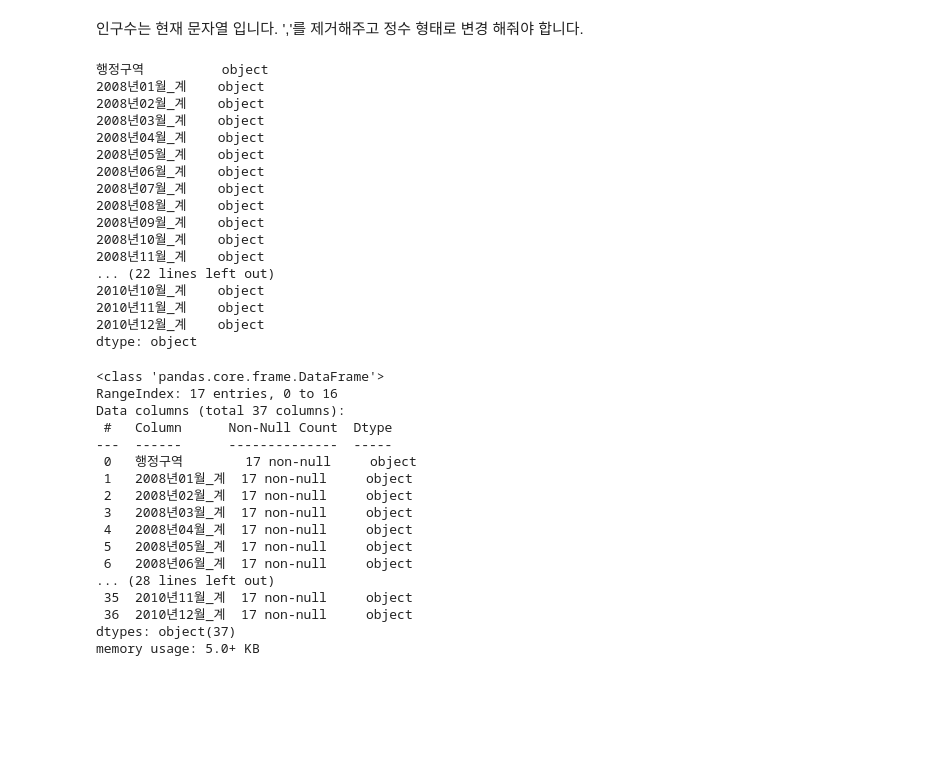
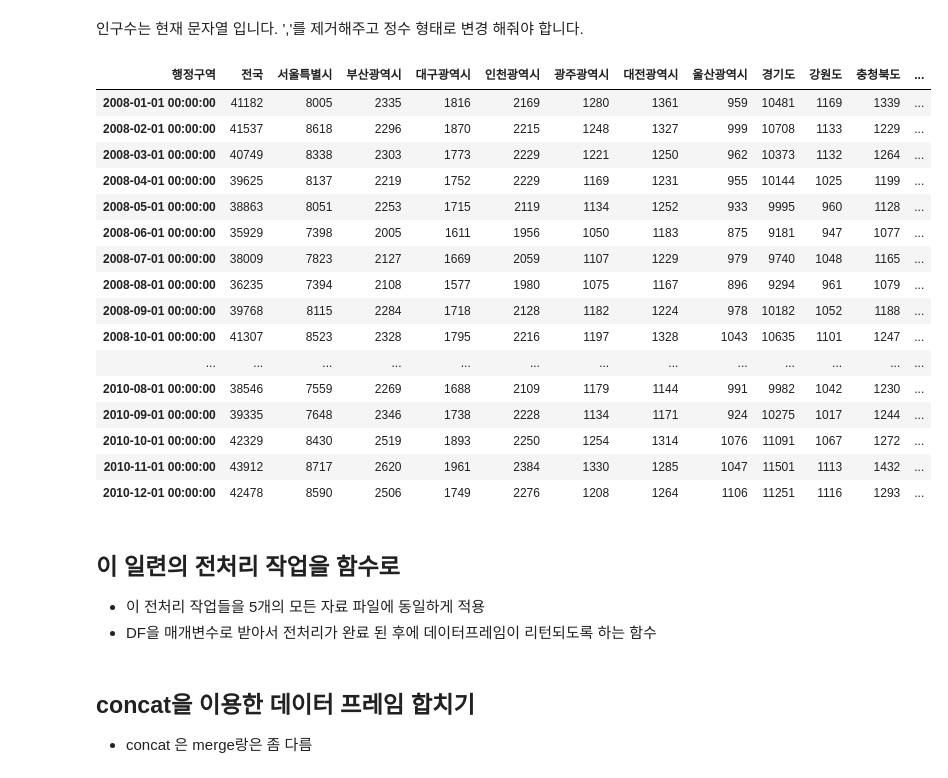
Before and after one commit to chaegeon/MultiCampus_Learning, a Jupyter notebook: 시각화_실습.ipynb, the cells around one changed output. Cells and saved outputs as stored; diff of their text form; code cells hidden in the pictures; blank space fills up the shorter version.

```diff
--- a/시각화_실습.ipynb
+++ b/시각화_실습.ipynb
@@ -165,43 +168,31 @@ tmp.head(2)
 | 1 | 서울특별시 | 8005 | 8618 | 8338 | 8137 | ... |
 # %% [markdown]
 인구수는 현재 문자열 입니다. ','를 제거해주고 정수 형태로 변경 해줘야 합니다.
-# %%
-tmp.dtypes
-# %% [output]
-행정구역          object
-2008년01월_계    object
-2008년02월_계    object
-2008년03월_계    object
-2008년04월_계    object
-2008년05월_계    object
-2008년06월_계    object
-2008년07월_계    object
-2008년08월_계    object
-2008년09월_계    object
-2008년10월_계    object
-2008년11월_계    object
-... (22 lines left out)
-2010년10월_계    object
-2010년11월_계    object
-2010년12월_계    object
-dtype: object
-# %%
-tmp.info()
-# %% [output]
-<class 'pandas.core.frame.DataFrame'>
-RangeIndex: 17 entries, 0 to 16
-Data columns (total 37 columns):
- #   Column      Non-Null Count  Dtype
----  ------      --------------  -----
- 0   행정구역        17 non-null     object
- 1   2008년01월_계  17 non-null     object
- 2   2008년02월_계  17 non-null     object
- 3   2008년03월_계  17 non-null     object
- 4   2008년04월_계  17 non-null     object
- 5   2008년05월_계  17 non-null     object
- 6   2008년06월_계  17 non-null     object
-... (28 lines left out)
- 35  2010년11월_계  17 non-null     object
- 36  2010년12월_계  17 non-null     object
-dtypes: object(37)
-memory usage: 5.0+ KB
+# %%
+# 특정 컬럼을 인덱스로 바꿀 수 있음
+# 행정구역을 인덱스로.......(?)
+# 아 원래는 0, 1, 2 던 인덱스가 '행정구역'을 인덱스로 삼는 듯
+tmp = tmp.set_index('행정구역')
+tmp.T
+# %% [output]
+| 행정구역 | 전국 | 서울특별시 | 부산광역시 | 대구광역시 | 인천광역시 | 광주광역시 | 대전광역시 | 울산광역시 | 경기도 | 강원도 | 충청북도 | ... |
+| 2008-01-01 00:00:00 | 41182 | 8005 | 2335 | 1816 | 2169 | 1280 | 1361 | 959 | 10481 | 1169 | 1339 | ... |
+| 2008-02-01 00:00:00 | 41537 | 8618 | 2296 | 1870 | 2215 | 1248 | 1327 | 999 | 10708 | 1133 | 1229 | ... |
+| 2008-03-01 00:00:00 | 40749 | 8338 | 2303 | 1773 | 2229 | 1221 | 1250 | 962 | 10373 | 1132 | 1264 | ... |
+| 2008-04-01 00:00:00 | 39625 | 8137 | 2219 | 1752 | 2229 | 1169 | 1231 | 955 | 10144 | 1025 | 1199 | ... |
+| 2008-05-01 00:00:00 | 38863 | 8051 | 2253 | 1715 | 2119 | 1134 | 1252 | 933 | 9995 | 960 | 1128 | ... |
+| 2008-06-01 00:00:00 | 35929 | 7398 | 2005 | 1611 | 1956 | 1050 | 1183 | 875 | 9181 | 947 | 1077 | ... |
+| 2008-07-01 00:00:00 | 38009 | 7823 | 2127 | 1669 | 2059 | 1107 | 1229 | 979 | 9740 | 1048 | 1165 | ... |
+| 2008-08-01 00:00:00 | 36235 | 7394 | 2108 | 1577 | 1980 | 1075 | 1167 | 896 | 9294 | 961 | 1079 | ... |
+| 2008-09-01 00:00:00 | 39768 | 8115 | 2284 | 1718 | 2128 | 1182 | 1224 | 978 | 10182 | 1052 | 1188 | ... |
+| 2008-10-01 00:00:00 | 41307 | 8523 | 2328 | 1795 | 2216 | 1197 | 1328 | 1043 | 10635 | 1101 | 1247 | ... |
+| ... | ... | ... | ... | ... | ... | ... | ... | ... | ... | ... | ... | ... |
+| 2010-08-01 00:00:00 | 38546 | 7559 | 2269 | 1688 | 2109 | 1179 | 1144 | 991 | 9982 | 1042 | 1230 | ... |
+| 2010-09-01 00:00:00 | 39335 | 7648 | 2346 | 1738 | 2228 | 1134 | 1171 | 924 | 10275 | 1017 | 1244 | ... |
+| 2010-10-01 00:00:00 | 42329 | 8430 | 2519 | 1893 | 2250 | 1254 | 1314 | 1076 | 11091 | 1067 | 1272 | ... |
+| 2010-11-01 00:00:00 | 43912 | 8717 | 2620 | 1961 | 2384 | 1330 | 1285 | 1047 | 11501 | 1113 | 1432 | ... |
+| 2010-12-01 00:00:00 | 42478 | 8590 | 2506 | 1749 | 2276 | 1208 | 1264 | 1106 | 11251 | 1116 | 1293 | ... |
+# %% [markdown]
+## 이 일련의 전처리 작업을 함수로
+- 이 전처리 작업들을 5개의 모든 자료 파일에 동일하게 적용
+- DF을 매개변수로 받아서 전처리가 완료 된 후에 데이터프레임이 리턴되도록 하는 함수
@@ -207,0 +248,3 @@ memory usage: 5.0+ KB
+# %% [markdown]
+## concat을 이용한 데이터 프레임 합치기
+- concat 은 merge랑은 좀 다름
```
Also changed, not shown: parts of 54 cells of this notebook.
